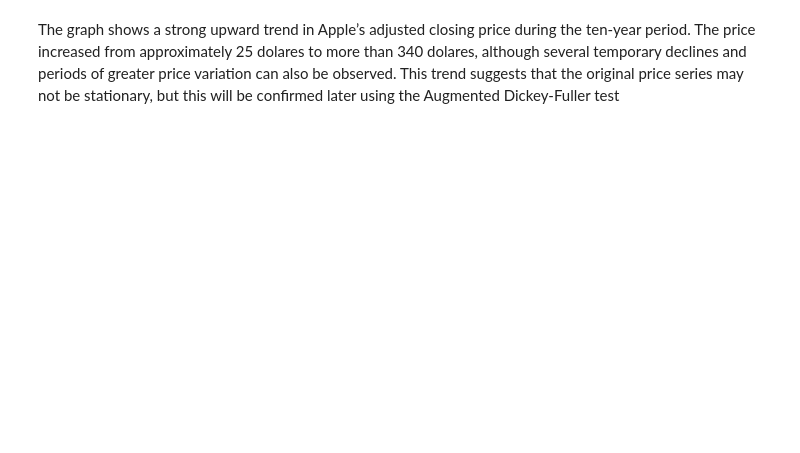
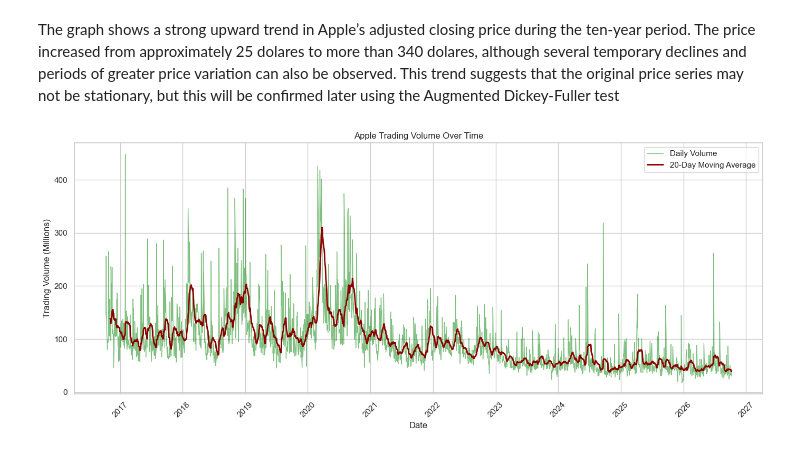
Before and after one commit to 2026228-dev/CA1MLB-2026228, a Jupyter notebook: AAPL.ipynb, the cells around one changed output. Saved outputs shown, nothing was run; the diff lists cells and outputs as text; code cells hidden in the pictures; blank space fills up the shorter version.

```diff
--- a/AAPL.ipynb
+++ b/AAPL.ipynb
@@ -152,2 +152,37 @@ plt.show()
 # %% [markdown]
 The graph shows a strong upward trend in Apple’s adjusted closing price during the ten-year period. The price increased from approximately 25 dolares  to  more  than 340 dolares, although several temporary declines and periods of greater price variation can also be observed. This trend suggests that the original price series may not be stationary, but this will be confirmed later using the Augmented Dickey-Fuller test
+# %%
+# Convert Volume to millions for easier interpretation
+volume_millions = data["Volume"] / 1_000_000
+
+# Calculate the 20-day moving average
+volume_ma20 = volume_millions.rolling(window=20).mean()
+
+plt.figure(figsize=(14, 6))
+
+plt.plot(
+    data["Date"],
+    volume_millions,
+    color="green",
+    alpha=0.5,
+    linewidth=1,
+    label="Daily Volume"
+)
+
+plt.plot(
+    data["Date"],
+    volume_ma20,
+    color="darkred",
+    linewidth=2,
+    label="20-Day Moving Average"
+)
+
+plt.title("Apple Trading Volume Over Time")
+plt.xlabel("Date")
+plt.ylabel("Trading Volume (Millions)")
+plt.legend()
+plt.xticks(rotation=45)
+plt.tight_layout()
+plt.show()
+# %% [output]
+[figure, added]
```
Also changed, not shown: parts of 6 cells of this notebook.
